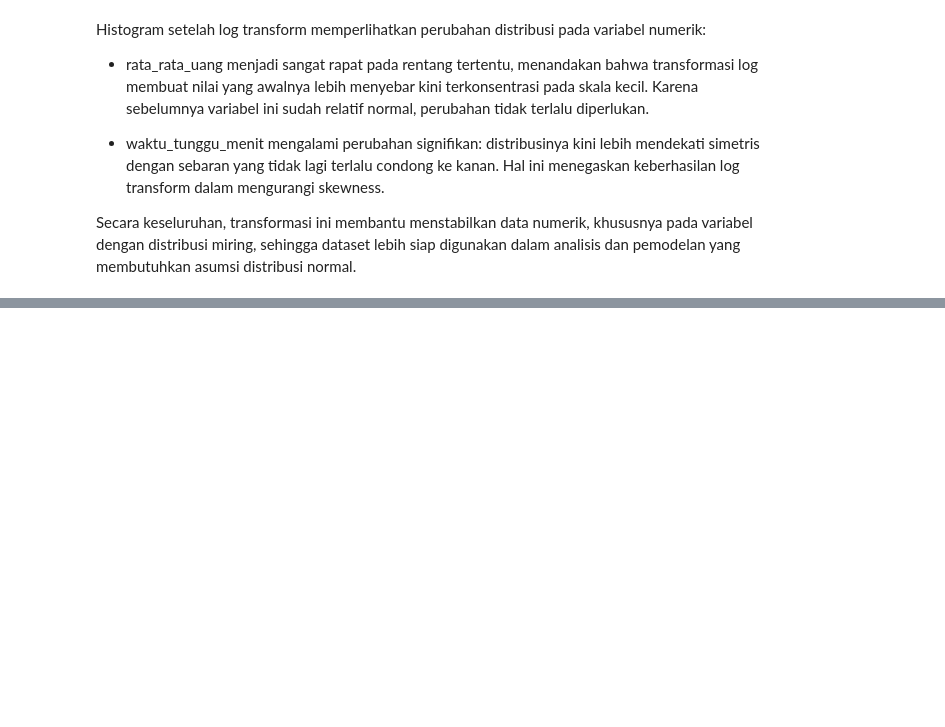
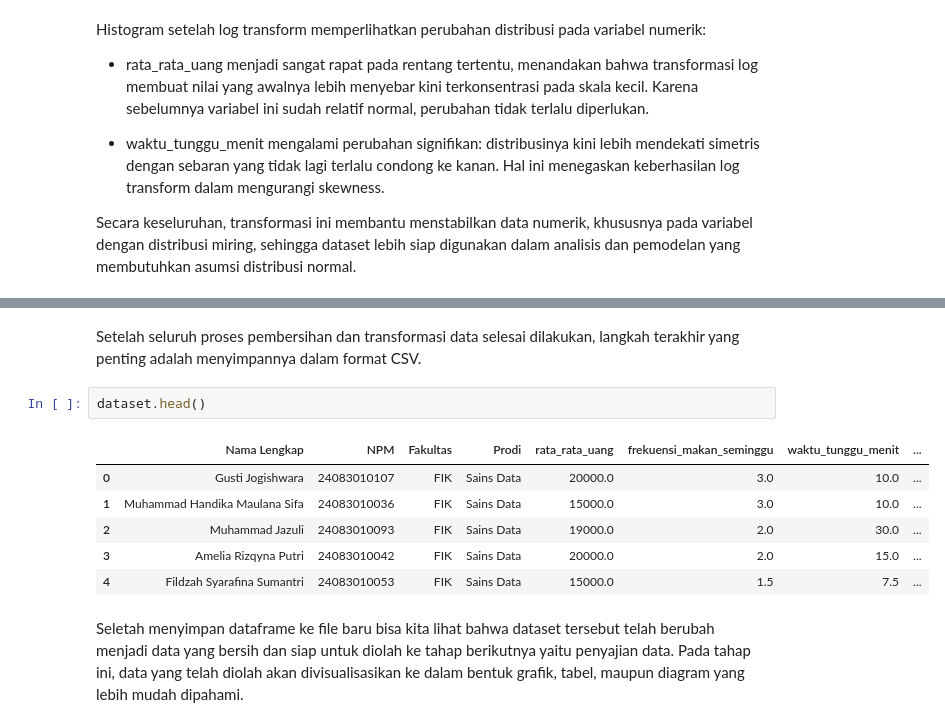
Before and after one commit to IndraMaulanaa13/Sumber-Makmur, a Jupyter notebook: EDA_SUmber_Makmur.ipynb, the cells around one changed output, grey strips where cells are left out. Drawn from its saved outputs; the diff is of its cells as text; blank space fills up the shorter version.

```diff
--- a/EDA_SUmber_Makmur.ipynb
+++ b/EDA_SUmber_Makmur.ipynb
@@ -1017,0 +1050,13 @@ Secara keseluruhan, transformasi ini membantu menstabilkan data numerik, khususn
+# %% [markdown]
+Setelah seluruh proses pembersihan dan transformasi data selesai dilakukan, langkah terakhir yang penting adalah menyimpannya dalam format CSV.
+# %%
+dataset.head()
+# %% [output]
+|  | Nama Lengkap | NPM | Fakultas | Prodi | rata_rata_uang | frekuensi_makan_seminggu | waktu_tunggu_menit | ... |
+| 0 | Gusti Jogishwara | 24083010107 | FIK | Sains Data | 20000.0 | 3.0 | 10.0 | ... |
+| 1 | Muhammad Handika Maulana Sifa | 24083010036 | FIK | Sains Data | 15000.0 | 3.0 | 10.0 | ... |
+| 2 | Muhammad Jazuli | 24083010093 | FIK | Sains Data | 19000.0 | 2.0 | 30.0 | ... |
+| 3 | Amelia Rizqyna Putri | 24083010042 | FIK | Sains Data | 20000.0 | 2.0 | 15.0 | ... |
+| 4 | Fildzah Syarafina Sumantri | 24083010053 | FIK | Sains Data | 15000.0 | 1.5 | 7.5 | ... |
+# %% [markdown]
+Seletah menyimpan dataframe ke file baru bisa kita lihat bahwa dataset tersebut telah berubah menjadi data yang bersih dan siap untuk diolah ke tahap berikutnya yaitu penyajian data. Pada tahap ini, data yang telah diolah akan divisualisasikan ke dalam bentuk grafik, tabel, maupun diagram yang lebih mudah dipahami.
```
Also changed, not shown: parts of 8 cells of this notebook.
